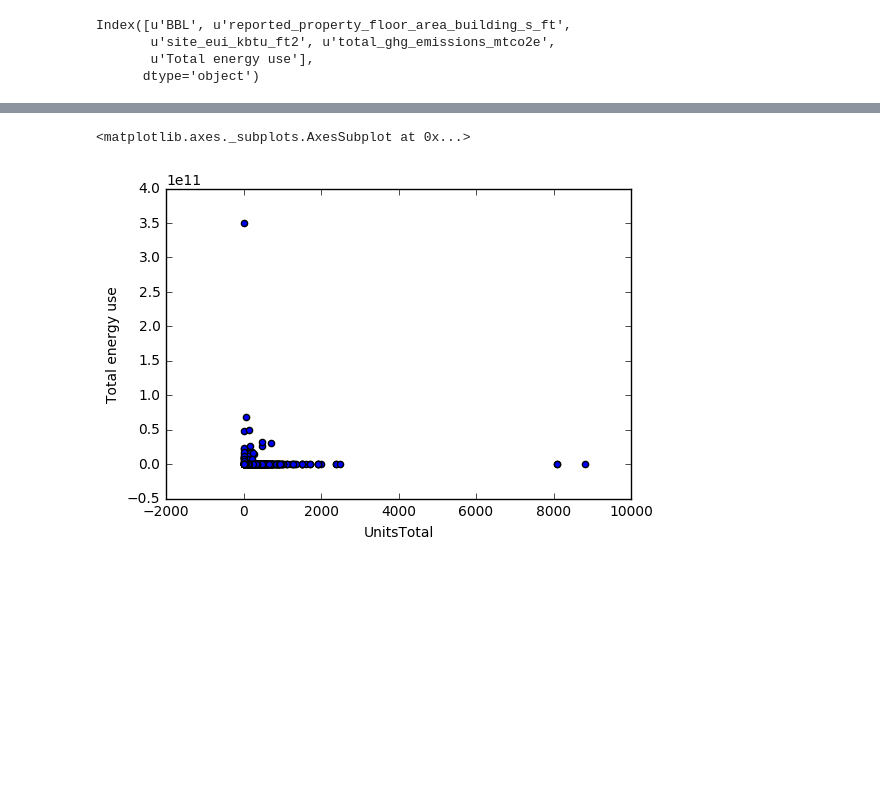
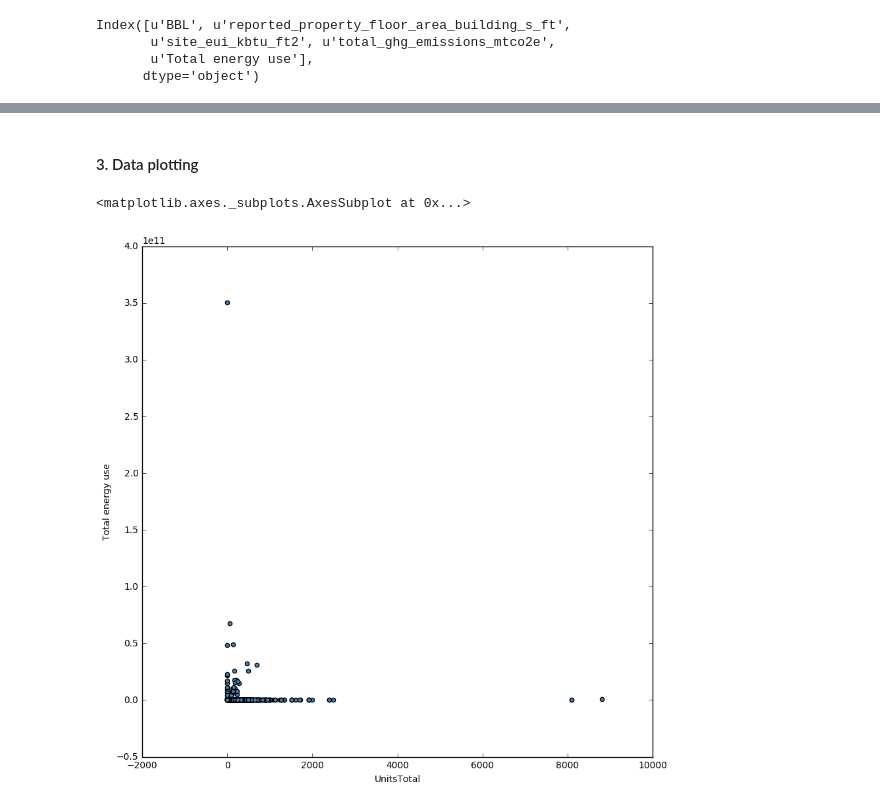
Before and after one commit to anastasiashe/PUI2016_as10790, a Jupyter notebook: HW6_as10790/Assignment2_as10790.ipynb, the cells around one changed output, grey strips where cells are left out. Saved outputs shown, nothing was run; the diff lists cells and outputs as text; code cells hidden in the pictures; blank space fills up the shorter version.

```diff
--- a/HW6_as10790/Assignment2_as10790.ipynb
+++ b/HW6_as10790/Assignment2_as10790.ipynb
@@ -275,8 +278,10 @@ eUse_mpluto.head()
 | 2 | 1.007660e+09 | 59468.0 | 122.3 | 584.4 | 7272936.4 | 8 | ... |
 | 3 | 1.008150e+09 | 364000.0 | 117.0 | 3613.0 | 42588000.0 | 24 | ... |
 | 4 | 1.005050e+09 | 235370.0 | 82.1 | 1392.3 | 19323877.0 | 24 | ... |
+# %% [markdown]
+#### 3. Data plotting
 # %%
-eUse_mpluto.plot.scatter('UnitsTotal', 'Total energy use')
+eUse_mpluto.plot.scatter('UnitsTotal', 'Total energy use', figsize = (10, 10), color = 'SteelBlue')
 # %% [output]
 <matplotlib.axes._subplots.AxesSubplot at 0x...>
-[figure, old version]
+[figure, new version]
```
Also changed, not shown: parts of 22 cells of this notebook.
